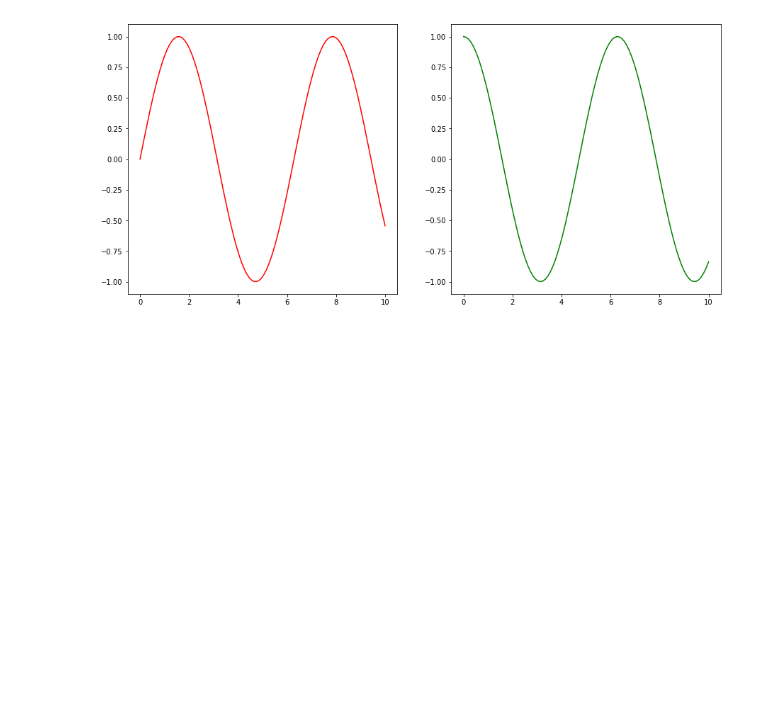
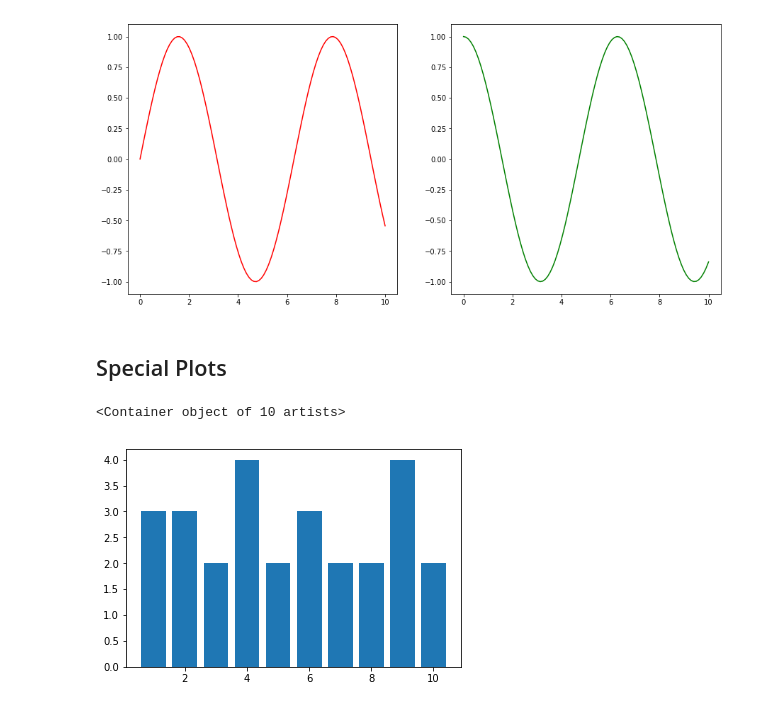
Before and after one commit to jimit105/Data-Science-in-Python-Pandas-Scikit-learn-Numpy-Matplotlib, a Jupyter notebook: Data Visualization with Matplotlib/MatPlotLib.ipynb, the cells around one changed output. Saved outputs shown, nothing was run; the diff lists cells and outputs as text; code cells hidden in the pictures; blank space fills up the shorter version.

Commit message:
Special Plots

```diff
--- a/Data Visualization with Matplotlib/MatPlotLib.ipynb
+++ b/Data Visualization with Matplotlib/MatPlotLib.ipynb
@@ -179,3 +179,14 @@ ax[1].plot(x,z,c='green')
 # %% [output]
 [<matplotlib.lines.Line2D at 0x...>]
 [figure]
+# %% [markdown]
+## Special Plots
+# %%
+x = [1,2,3,4,5,6,7,8,9,10]
+y = [3,3,2,4,2,3,2,2,4,2]
+# %%
+plt.bar(x,y)
+#Bar chart
+# %% [output]
+<Container object of 10 artists>
+[figure, added]
```
Also changed, not shown: parts of 5 cells of this notebook.
